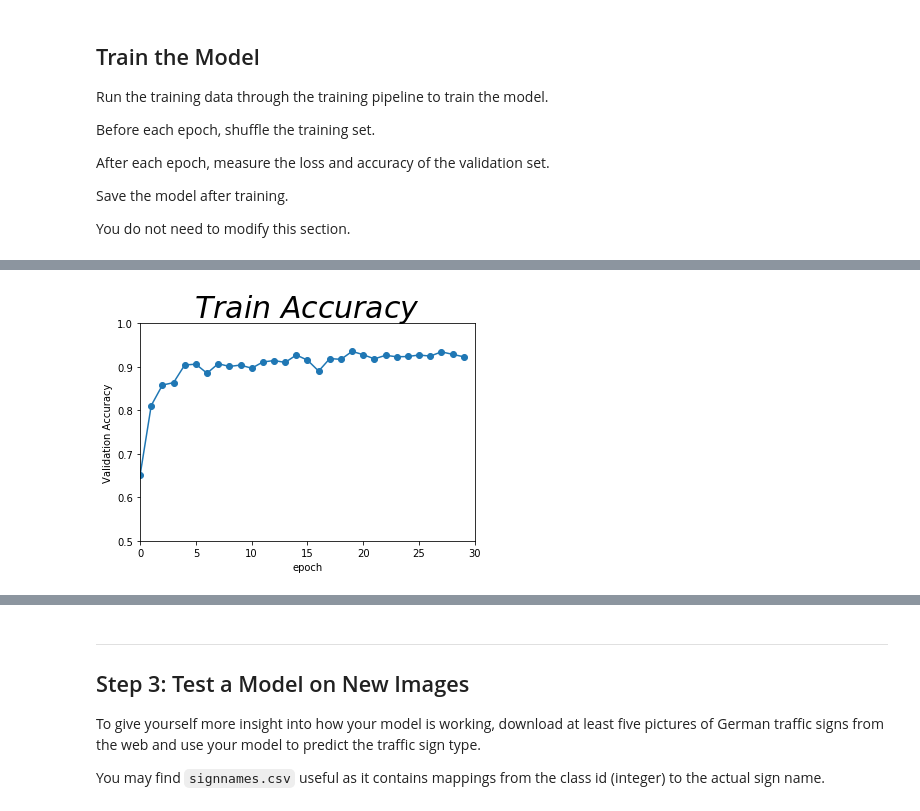
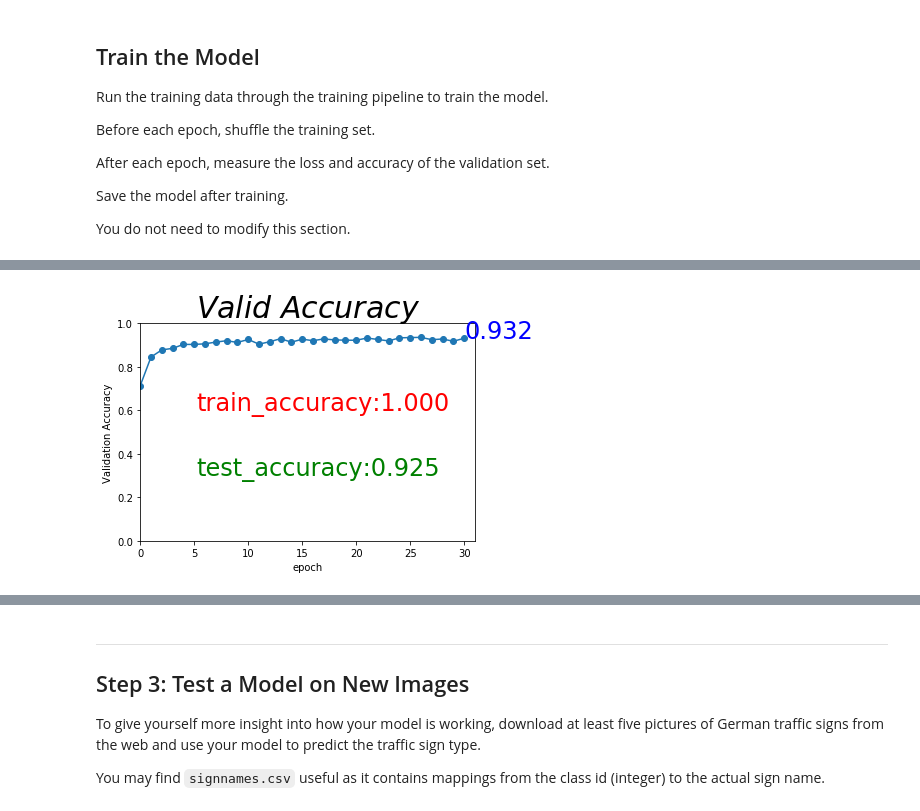
Before and after one commit to luteresa/P3_CarND-Traffic-Sign-Classifier, a Jupyter notebook: Traffic_Sign_Classifier.ipynb, the cells around one changed output, grey strips where cells are left out. Drawn from its saved outputs; the diff is of its cells as text; code cells hidden in the pictures.

```diff
--- a/Traffic_Sign_Classifier.ipynb
+++ b/Traffic_Sign_Classifier.ipynb
@@ -313,7 +313,7 @@ def data_augmentation(X_dataset,y_dataset,augm_nbr,keep_dist=True):
     class_freq = get_count_per_class(y_train)
 
     if keep_dist:
-        extra_imgs_per_class = np.array([augm_nbrx for x in get_count_per_class(y_dataset)])
+        extra_imgs_per_class = np.array([x for x in get_count_per_class(y_dataset)])
     else:
         assert (augm_nbr>np.argmax(class_freq)),'augm_nbr must be larger than the height class count'
         extra_imgs_per_class = augm_nbr - get_count_per_class(y_dataset)
@@ -328,8 +328,9 @@ def data_augmentation(X_dataset,y_dataset,augm_nbr,keep_dist=True):
         start_idx = 0
         print('start data augmentation.....')
         for this_class in range(n_classes):
-            print('\t Class {}|Number of extra imgs{}'.format(this_class,int(extra_imgs_per_class[this_class])))
+            print('\tClass {}|Number of extra imgs{}'.format(this_class,int(extra_imgs_per_class[this_class])))
             n_extra_imgs = extra_imgs_per_class[this_class]
+            #print("n_extra_imgs:",n_extra_imgs)
             end_idx = start_idx + n_extra_imgs
 
             if n_extra_imgs > 0:
@@ -346,16 +347,11 @@ def data_augmentation(X_dataset,y_dataset,augm_nbr,keep_dist=True):
                     new_imgs_x[k,:,:,:] = new_img
                 #update tensors with new images and associated labels
                 X_extra[int(start_idx):int(end_idx)] = new_imgs_x
-                y_extra[int(start_idx):int(end_idx)] = np.ones((int(n_extra_imgs),))
+
+                y_extra[int(start_idx):int(end_idx)] = this_class*np.ones((int(n_extra_imgs),))
+                #print(n_extra_imgs,y_extra[int(start_idx):int(end_idx)])
                 this_class
                 start_idx = end_idx
         return [X_extra,y_extra]
     else:
         return [None,None]
-# shuffle train dataset before split
-X_train,y_train = shuffle(X_train,y_train)
-print(X_train.shape)
-n,IMGHEIGHT,IMG_WIDTH,IMG_DEPTH = X_train.shape
-
-
-X_extra,y_extra = data_augmentation(X_train,y_train,augm_nbr=3000,keep_dist=False)
@@ -389,0 +358,9 @@ print(y_extra.shape)
+# %%
+print(count_per_class_train)
+# shuffle train dataset before split
+X_train,y_train = shuffle(X_train,y_train)
+print(X_train.shape)
+n,IMGHEIGHT,IMG_WIDTH,IMG_DEPTH = X_train.shape
+
+
+X_extra,y_extra = data_augmentation(X_train,y_train,augm_nbr=4000,keep_dist=True)
@@ -641,7 +799,7 @@ import tensorflow as tf
 
 N_CLASSES = n_classes
 
-EPOCHS = 30
+EPOCHS = 32
 BATCH_SIZE = 128
 # %%
 x = tf.placeholder(tf.float32, (None, 32, 32, 1))
@@ -653,8 +811,8 @@ Tensor("one_hot:0", dtype=float32)
 # %%
-rate = 0.001
+rate = 0.0009
 keep_prob = tf.placeholder(tf.float32)
 
-logits = LeNet(x,N_CLASSES,keep_prob)
+logits = LeNet3(x,N_CLASSES,keep_prob)
 cross_entropy = tf.nn.softmax_cross_entropy_with_logits(labels=one_hot_y, logits=logits)
 loss_operation = tf.reduce_mean(cross_entropy)
 optimizer = tf.train.AdamOptimizer(learning_rate = rate)
@@ -762,16 +901,19 @@ Model saved
 # %%
 plt.plot(np.arange(EPOCHS),VALID_accuracy)
 
 plt.scatter(np.arange(EPOCHS),np.array(VALID_accuracy))
 
 plt.xlabel('epoch')
 plt.ylabel('Validation Accuracy')
 
 plt.xlim(0,EPOCHS)
-plt.ylim(0.5,1.0)
+plt.ylim(0.,1.0)
 
-plt.title(r'$Train\ Accuracy$',fontsize=30)
-plt.savefig("./examples/train_accuracy.jpg")
+plt.title(r'$Valid\ Accuracy$',fontsize=30)
+plt.text(EPOCHS-1,VALID_accuracy[-1],r'{0:.3f}'.format(VALID_accuracy[-1]),fontdict={'size':'24','color':'b'})
+plt.text(EPOCHS/6,0.6,r'train_accuracy:{0:.3f}'.format(train_accuracy),fontdict={'size':'24','color':'r'})
+plt.text(EPOCHS/6,0.3,r'test_accuracy:{0:.3f}'.format(test_accuracy),fontdict={'size':'24','color':'g'})
+plt.savefig("./examples/train_accuracy_{}_{}_{}.jpg".format(EPOCHS,BATCH_SIZE,rate))
 plt.show()
 # %% [output]
-[figure, old version]
+[figure, new version]
```
Also changed, not shown: parts of 25 cells of this notebook.
